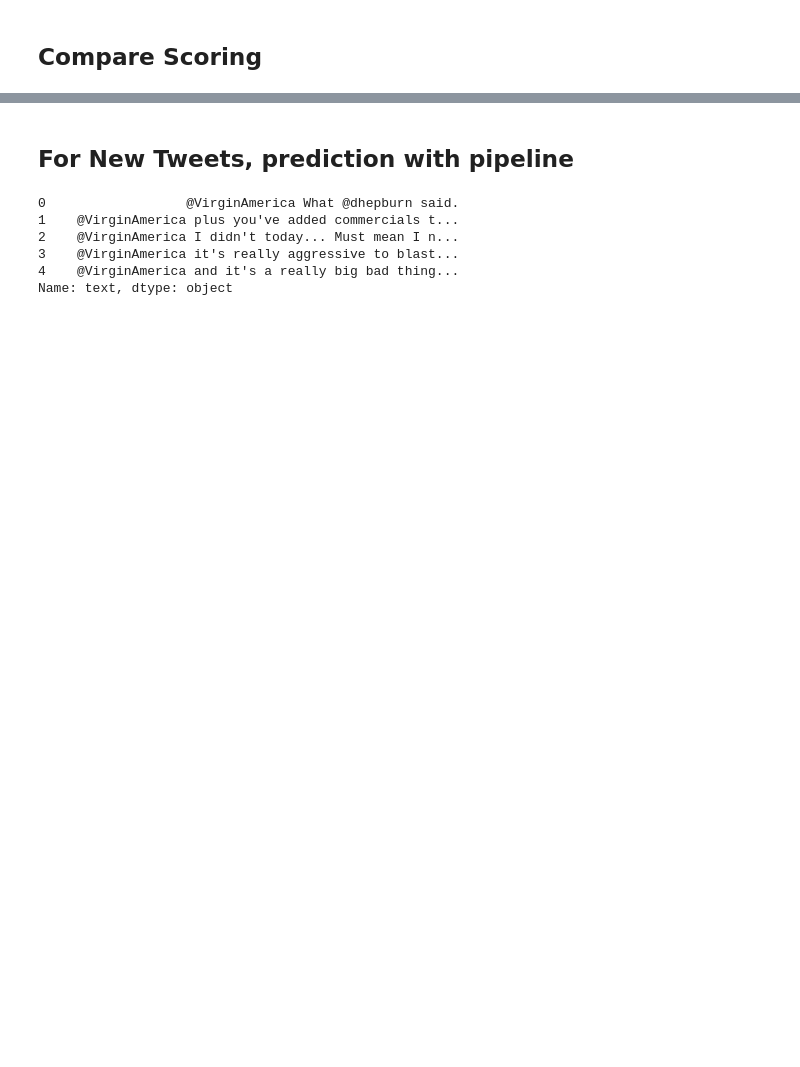
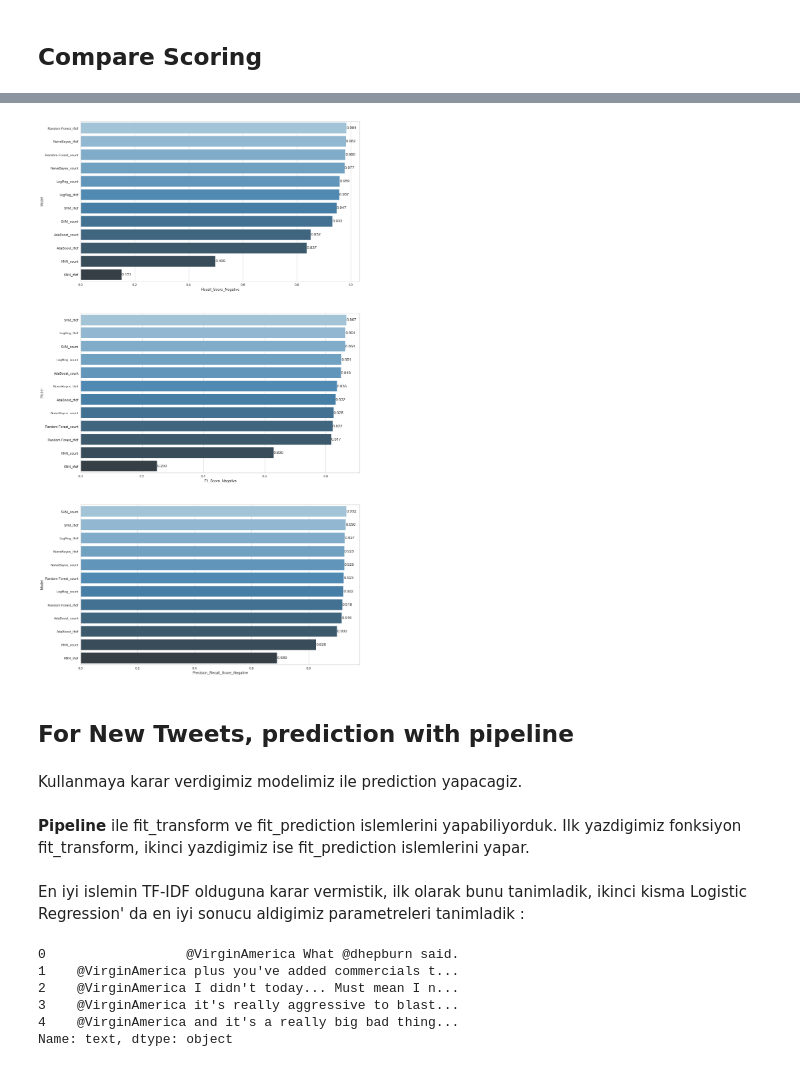
Before and after one commit to ibrahimdeniz0654/NLP, a Jupyter notebook: in-Class/NLP-2 (NLP Application with ML)(EU)-13 Oct 2022.ipynb, the cells around one changed output, grey strips where cells are left out. Cells and saved outputs as stored; diff of their text form; code cells hidden in the pictures; blank space fills up the shorter version.

```diff
--- a/in-Class/NLP-2 (NLP Application with ML)(EU)-13 Oct 2022.ipynb
+++ b/in-Class/NLP-2 (NLP Application with ML)(EU)-13 Oct 2022.ipynb
@@ -1173,5 +1504,60 @@ plt.show();
+# %%
+def labels(ax):
+
+    for p in ax.patches:
+        width = p.get_width()                        # get bar length
+        ax.text(width,                               # set the text at 1 unit right of the bar
+                p.get_y() + p.get_height() / 2,      # get Y coordinate + X coordinate / 2
+                '{:1.3f}'.format(width),             # set variable to display, 2 decimals
+                ha = 'left',                         # horizontal alignment
+                va = 'center')                       # vertical alignment
+
+plt.figure(figsize=(15,30))
+plt.subplot(311)
+compare = compare.sort_values(by="Recall_Score_Negative", ascending=False)
+ax=sns.barplot(x="Recall_Score_Negative", y="Model", data=compare, palette="Blues_d")
+labels(ax)
+
+plt.subplot(312)
+compare = compare.sort_values(by="F1_Score_Negative", ascending=False)
+ax=sns.barplot(x="F1_Score_Negative", y="Model", data=compare, palette="Blues_d")
+labels(ax)
+
+
+plt.subplot(313)
+compare = compare.sort_values(by="Precision_Recall_Score_Negative", ascending=False)
+ax=sns.barplot(x="Precision_Recall_Score_Negative", y="Model", data=compare, palette="Blues_d")
+labels(ax)
+plt.show();
+
+# 1. görselde Recall skorlarına göre büyükten küçüğe doğru sırala ve negatif skorları bar plot ile görselleştir
+# 2. görselde f1 skorlarına göre büyükten küçüğe doğru sırala ve negatif skorları bar plot ile görselleştir
+# 3. görselde Precision-recal_score a(Model genel performansına) göre büyükten küçüğe doğru sırala ve negatif skorları bar plot ile görselleştir
+
+# Precision a neden bakmadık? Bir skorun recall u düşük f1 düşükse zaten precision düşük olacaktır
+# .. Yani 2 sinden(precision, recall) dan biri düşükse f1 de düşeceği için burada precision a bakmaya gerek duymadık
+# .. Siz isterseniz precision ı da ekleyip görselleştirebilirsiniz
+
+# Yorumlar: Recallar yakın ilk görselde ama biz precision ların da yakın olmasına bakıyoruz
+# Naive bayes recall da yüksek ama f1 de(yani aslında precisionda da) düşmüş
+# Örneğin bir modelde  recall 0.98, preci: 0,7 . diğer modelde recall 0.96, preci:0,82 ise
+# .. buradaki recall 2 puan düşük olanı tercih edebiliriz(precision da yakın olduğu için)
+# Burada SVM imi yoksa log reg mı terchi edeceğiz?
+# Modelin katsayı ve parametreleri üzerinden bir analiz yapabiliyor muyum?(Log reg de bunu yapabiliyorduk, SVM de katsayı yok)
+# ... log reg de feature importance özelliği var, svm de yok, ayrıca svm daha maliyetli
+# O yüzden log_reg i tercih edebiliriz. Ancak SVM 5-6 puan daha yüksekse onu tercih ederdik
+# Ancak çalıştığınız data sağlık ile alakalıdır ve insan hayatı ile alakalı tahmin çok kritiktir. O yüzden SVM yavaş log reg hızlı diye
+# .. diye svm yi onu tercih etmemezlik yapmıyoruz
+# %% [output]
+[figure, added]
 # %% [markdown]
 ## For New Tweets, prediction with pipeline
+# %% [markdown]
+Kullanmaya karar verdigimiz modelimiz ile prediction yapacagiz.
 # %%
 from sklearn.pipeline import Pipeline
+# %% [markdown]
+__Pipeline__ ile fit_transform ve fit_prediction islemlerini yapabiliyorduk. Ilk yazdigimiz fonksiyon fit_transform, ikinci yazdigimiz ise fit_prediction islemlerini yapar.
+# %% [markdown]
+En iyi islemin TF-IDF olduguna karar vermistik, ilk olarak bunu tanimladik, ikinci kisma Logistic Regression' da en iyi sonucu aldigimiz parametreleri tanimladik :
 # %%
```
Also changed, not shown: parts of 229 cells of this notebook.
